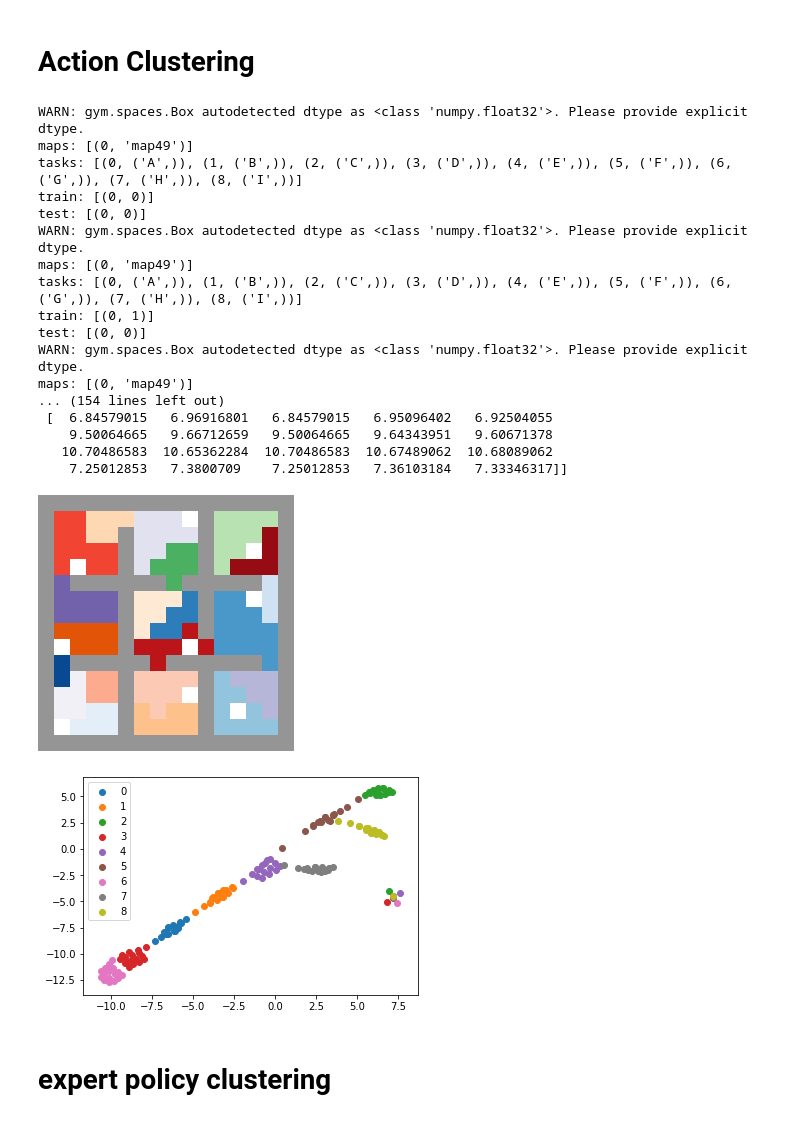
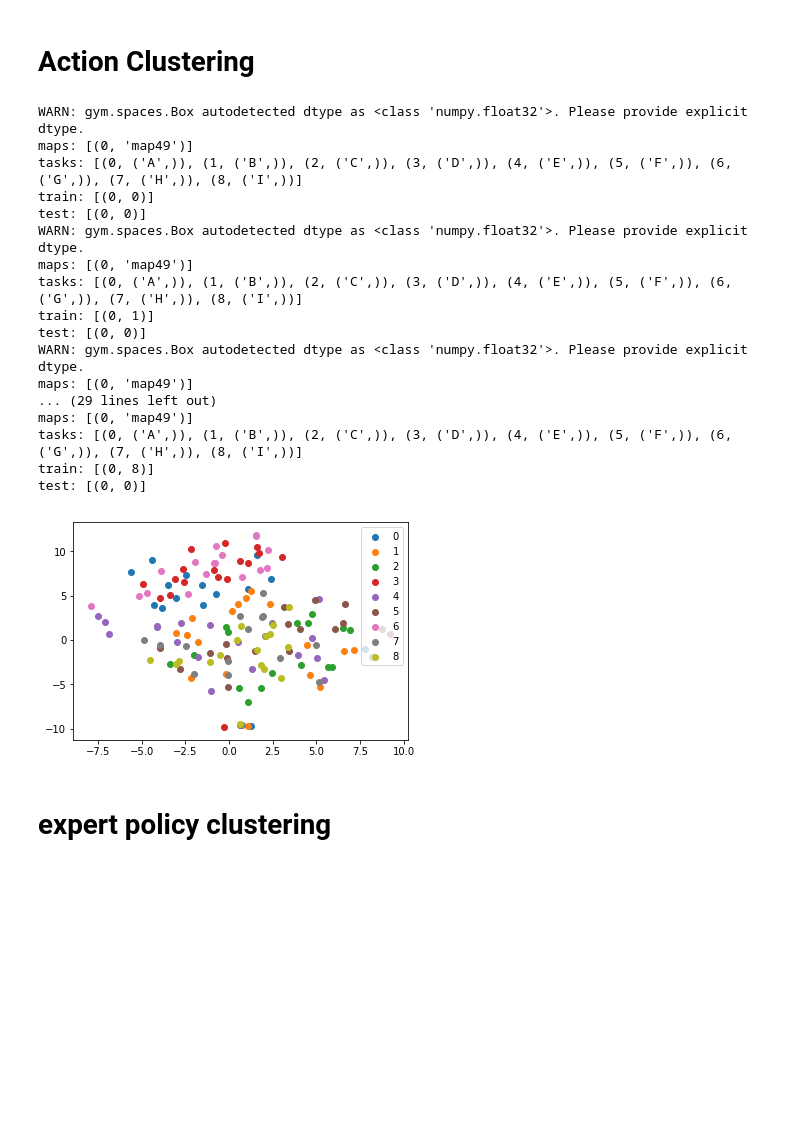
Before and after one commit to lchenat/TSA, a Jupyter notebook: ipynb/visualize_abs.ipynb, the cells around one changed output. Saved outputs shown, nothing was run; the diff lists cells and outputs as text; code cells hidden in the pictures; blank space fills up the shorter version.

```diff
--- a/ipynb/visualize_abs.ipynb
+++ b/ipynb/visualize_abs.ipynb
@@ -176,59 +217,49 @@ for pos in positions:
     for i in range(4):
         envs[i].teleport(*pos)
         qs = np.array(envs[i].get_q(0.99))
         best_actions = (qs == qs.max()).astype(int)
         #feature.append(one_hot.encode(np.array([envs[i].get_opt_action()]), 5).squeeze(0))
         #feature.append(best_actions)
         #feature += best_actions
         #feature.append([qs.max()])
         feature.append(qs)
     features.append(np.concatenate(feature))
     #features.append(feature)
 
 # visualize by TSNE
-embedding = TSNE(n_components=2).fit_transform(features)
-colors = [pos[0] // 5 * 3 + pos[1] // 5 for pos in positions]
-scatters = defaultdict(list)
-for pos, emb in zip(positions, embedding):
-    scatters[pos[0] // 5 * 3 + pos[1] // 5].append(emb)
-
-for i in range(9):
-    emb = np.asarray(scatters[i])
-    plt.scatter(emb[:, 0], emb[:, 1], label=i)
-
-plt.legend()
+features = NMF(n_abs, solver='mu').fit_transform(features - np.asarray(features).min())
+visualize_state(features)
 
 # clustering
-clustering = GaussianMixture(n_abs, 'spherical')
-clustering.fit(features)
-probs = clustering.predict_proba(features)
-print(clustering.weights_)
-print(clustering.means_)
-abs_map = {s: prob for s, prob in zip(positions, probs)}
+#clustering = GaussianMixture(n_abs, 'spherical')
+#clustering.fit(features)
+#probs = clustering.predict_proba(features)
+#print(clustering.weights_)
+#print(clustering.means_)
+#abs_map = {s: prob for s, prob in zip(positions, probs)}
 
 # visualization
-img = get_abs_img(abs_map, list(envs.values())[0])
-imshow(img)
+#img = get_abs_img(abs_map, list(envs.values())[0])
+#imshow(img)
 # %% [output]
 WARN: gym.spaces.Box autodetected dtype as <class 'numpy.float32'>. Please provide explicit dtype.
 maps: [(0, 'map49')]
 tasks: [(0, ('A',)), (1, ('B',)), (2, ('C',)), (3, ('D',)), (4, ('E',)), (5, ('F',)), (6, ('G',)), (7, ('H',)), (8, ('I',))]
 train: [(0, 0)]
 test: [(0, 0)]
 WARN: gym.spaces.Box autodetected dtype as <class 'numpy.float32'>. Please provide explicit dtype.
 maps: [(0, 'map49')]
 tasks: [(0, ('A',)), (1, ('B',)), (2, ('C',)), (3, ('D',)), (4, ('E',)), (5, ('F',)), (6, ('G',)), (7, ('H',)), (8, ('I',))]
 train: [(0, 1)]
 test: [(0, 0)]
 WARN: gym.spaces.Box autodetected dtype as <class 'numpy.float32'>. Please provide explicit dtype.
 maps: [(0, 'map49')]
-... (154 lines left out)
- [  6.84579015   6.96916801   6.84579015   6.95096402   6.92504055
-    9.50064665   9.66712659   9.50064665   9.64343951   9.60671378
-   10.70486583  10.65362284  10.70486583  10.67489062  10.68089062
-    7.25012853   7.3800709    7.25012853   7.36103184   7.33346317]]
+... (29 lines left out)
+maps: [(0, 'map49')]
+tasks: [(0, ('A',)), (1, ('B',)), (2, ('C',)), (3, ('D',)), (4, ('E',)), (5, ('F',)), (6, ('G',)), (7, ('H',)), (8, ('I',))]
+train: [(0, 8)]
+test: [(0, 0)]
-[figure, old version]
+[figure, new version]
-[figure, removed]
 # %% [markdown]
 # expert policy clustering
 # %%
```
Also changed, not shown: parts of 3 cells of this notebook.
